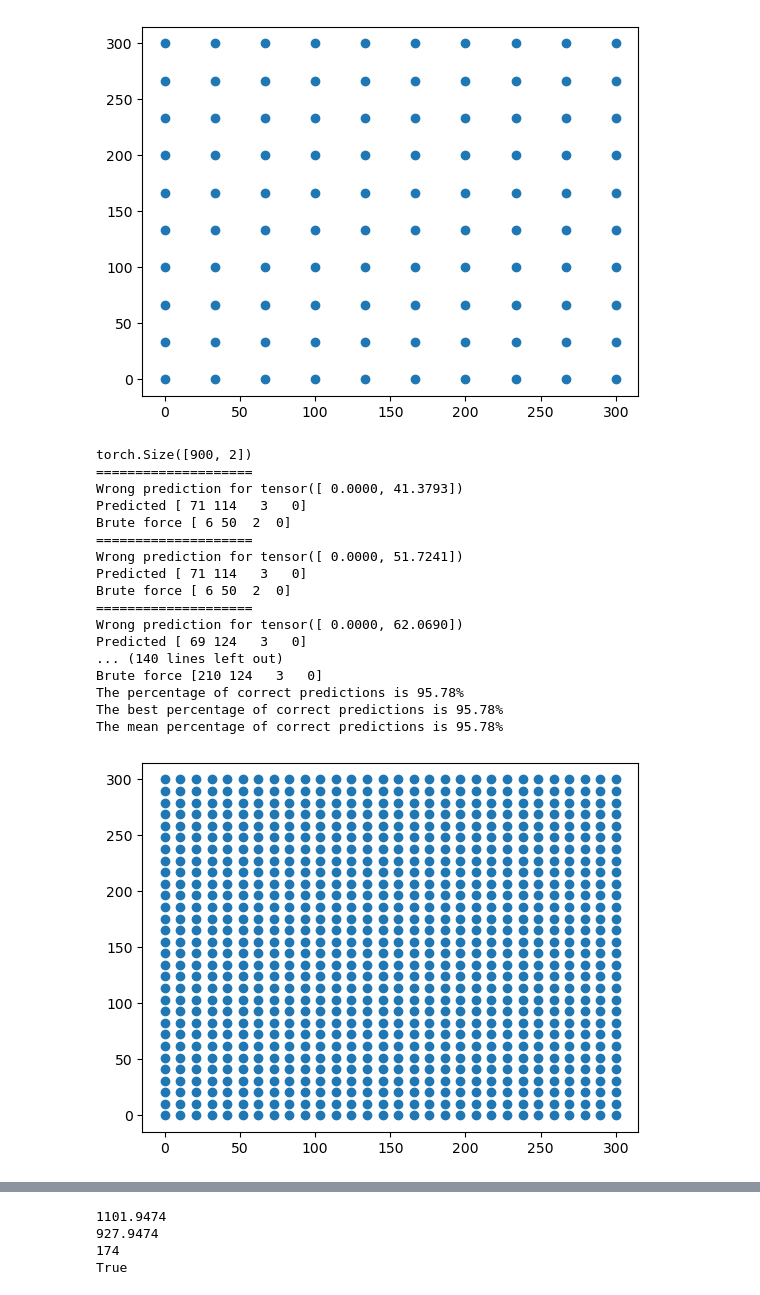
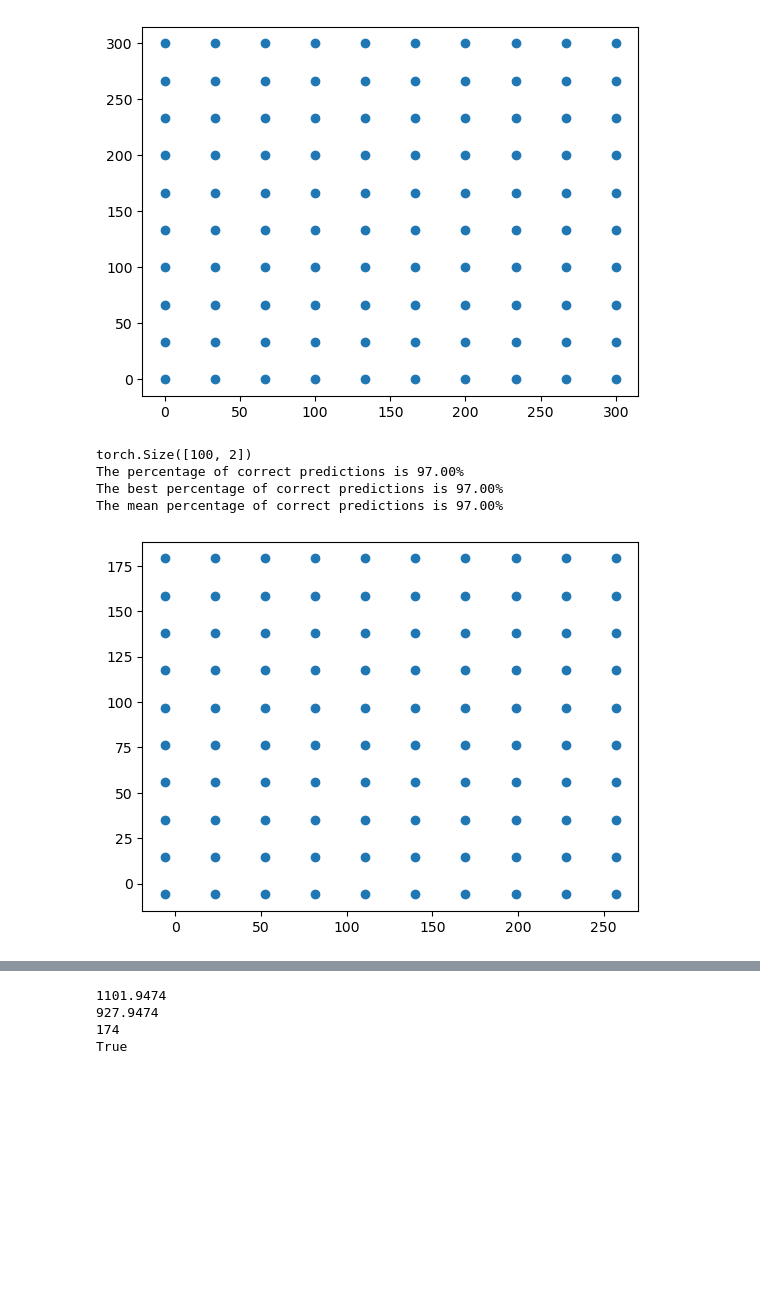
Before and after one commit to PRigas96/GeoCluster, a Jupyter notebook: class.ipynb, the cells around one changed output, grey strips where cells are left out. Saved outputs shown, nothing was run; the diff lists cells and outputs as text; code cells hidden in the pictures; blank space fills up the shorter version.

```diff
--- a/class.ipynb
+++ b/class.ipynb
@@ -9,7 +9,7 @@ w_lim = [1, 10]
 h_lim = [1, 10]
 
 # check each rect for intersection with the others
-num = 100
+num = 2000
 rects = []
 def check_for_intersection(rect, rects):
     for i in range(rects.__len__()):
@@ -123,26 +140,28 @@ from src.utils.data import loadData
 device = torch.device("cuda:0" if torch.cuda.is_available() else "cpu")
 device = "cpu"
 data, _ = loadData(100)
-data = squares
+#data = squares
+
+
 #data = rects
 learning_rate = 1e-2 # 1e-2, 5e-3
-k = 3
+k = 4
 teacher_args = {
     "optimizer_lr": learning_rate,
-    "epochs": 300, # 200
+    "epochs": 100, # 300
     "times": 10,
     "alpha": 1, # 5 , 10
-    "beta": 1, # 5
-    "gamma": 2,
+    "beta": 0, # 5
+    "gamma": 0.1,
     "delta": 1,
-    "f_clk": 2,
+    "f_clk": 1000,
     "scale": 1,
     "number_of_centroids": k,
     "latent_size": 30,
-    "encoder_width": 200,
-    "encoder_depth": 5,
-    "predictor_width": k*200,
-    "predictor_depth": 2+1+3,
+    "encoder_width": 30,
+    "encoder_depth": 2,
+    "predictor_width": k*100,
+    "predictor_depth": 3,
 }
 n = 20
 un_args = {
@@ -254,17 +236,18 @@ import matplotlib.pyplot as plt
 acc = 0
 mean_acc = 0
 times=0
-print_flag = True
+print_flag = False
 random = False
 out_of_dist = False
-out_of_manifold = True
+out_of_manifold = False
 ball =  2000
 while times < 1:
     # now lets create randomly N points in the space 0-300, 0-300
-    n = 30**2
+    # [[-6, 257], [-6, 179]]
+    n = 10**2
     random_p = torch.zeros(n, 2)
-    x_lim = [0,300]
-    y_lim = [0,300]
+    x_lim = [-6,257]
+    y_lim = [-6,179]
     # add ball e
     e = 0
     x_lim = [x_lim[0]-e, x_lim[1]+e]
@@ -279,8 +262,8 @@ while times < 1:
     else:
         nop =  n
         random_p = torch.zeros(nop, 2)
-        x_lim = [0,300]
-        y_lim = [0,300]
+        #x_lim = [0,300]
+        #y_lim = [0,300]
         num = int(np.sqrt(nop))
         for i, x in enumerate(np.linspace(x_lim[0],x_lim[1], num)):
             for j, y in enumerate(np.linspace(y_lim[0],y_lim[1], num)):
@@ -335,48 +318,35 @@ while times < 1:
     axis = int(np.sqrt(len(qp)))
     # make contour of the z_wrong
     x = np.linspace(x_lim[0],x_lim[1], axis)
     y = np.linspace(y_lim[0],y_lim[1], axis)
     X, Y = np.meshgrid(x, y)
     Z = z_wrong.reshape(X.shape)
     if out_of_dist and out_of_manifold:
         # make 0 in Z all values between 0,300, 0,300
         # first find index in X
         x_index = np.where((X>=x_lim[0]+ball) & (X<= x_lim[1]-ball))
         #y_index = np.where((Y>=y_lim[0]+ball) & (Y<= y_lim[1]-ball))
         # now make Z 0 in these indexes
         Z[x_index] = 0
         #Z[y_index] = 0
 
     # make 3d plot
     fig = plt.figure(figsize=(10,10))
     ax = fig.add_subplot(111, projection='3d')
     ax.contourf(X, Y, Z, 200, cmap='viridis')
     # rotate
     ax.view_init(45, 30)
     acc = num_of_correct_predictions / len(infer_points) * 100
     mean_acc += acc
     times += 1
 
     print(f"The percentage of correct predictions is {acc:.2f}%")
 
 print(f"The best percentage of correct predictions is {acc:.2f}%")
 print(f"The mean percentage of correct predictions is {mean_acc/times:.2f}%")
 # %% [output]
-torch.Size([900, 2])
-====================
-Wrong prediction for tensor([ 0.0000, 41.3793])
-Predicted [ 71 114   3   0]
-Brute force [ 6 50  2  0]
-====================
-Wrong prediction for tensor([ 0.0000, 51.7241])
-Predicted [ 71 114   3   0]
-Brute force [ 6 50  2  0]
-====================
-Wrong prediction for tensor([ 0.0000, 62.0690])
-Predicted [ 69 124   3   0]
-... (140 lines left out)
-Brute force [210 124   3   0]
-The percentage of correct predictions is 95.78%
-The best percentage of correct predictions is 95.78%
-The mean percentage of correct predictions is 95.78%
+torch.Size([100, 2])
+The percentage of correct predictions is 97.00%
+The best percentage of correct predictions is 97.00%
+The mean percentage of correct predictions is 97.00%
-[figure, old version]
+[figure, new version]
```
Also changed, not shown: parts of 9 cells of this notebook, 4 other files.
